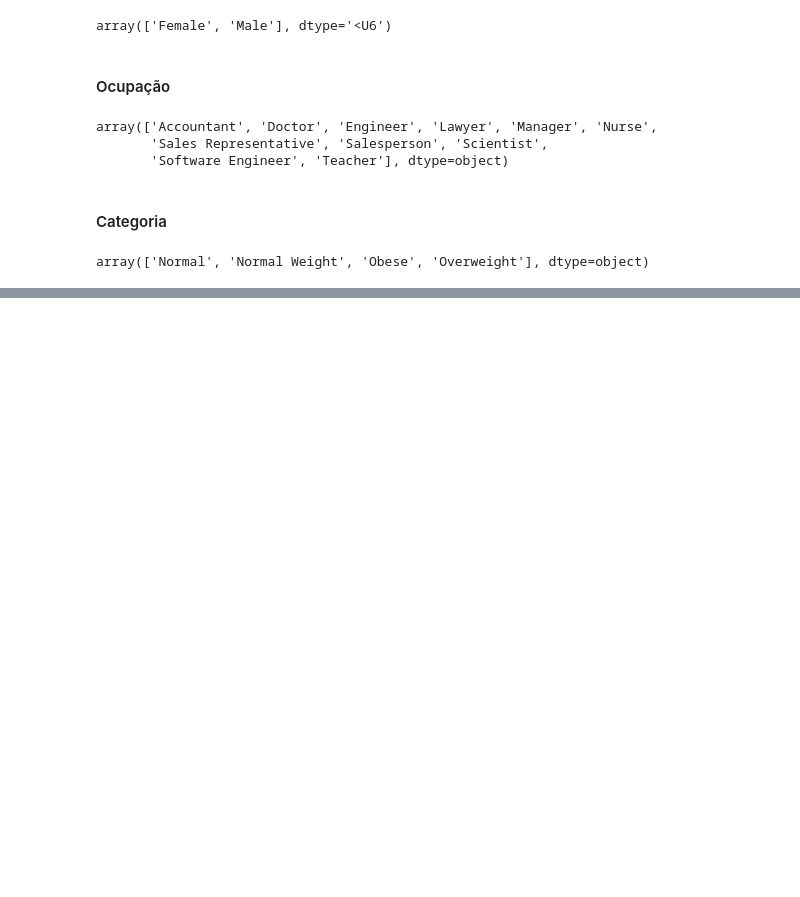
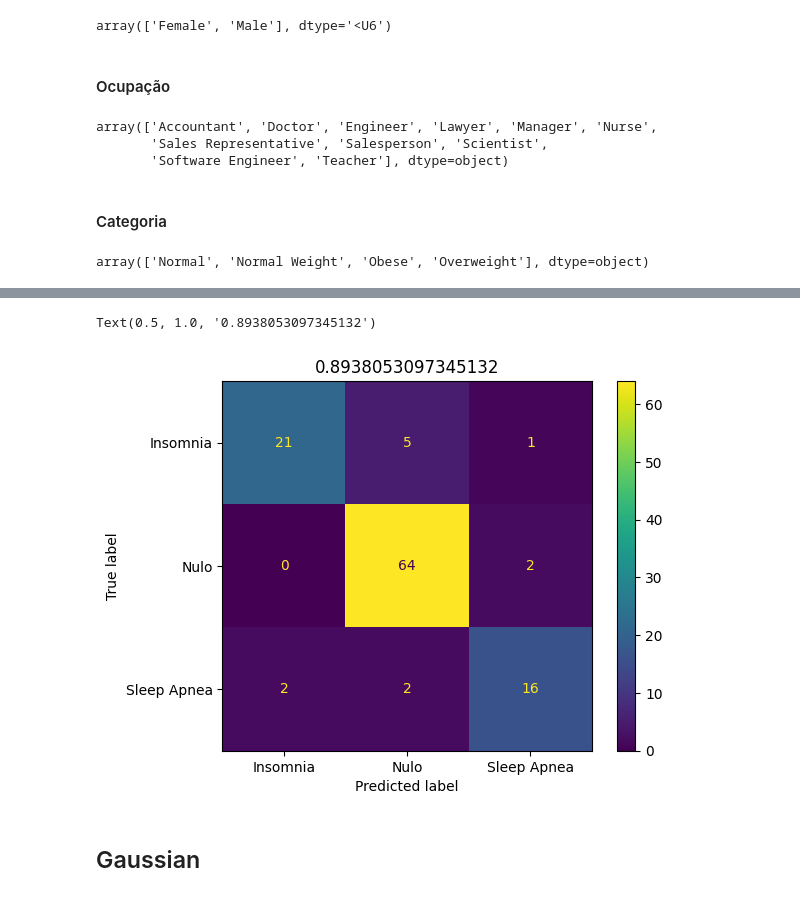
Before and after one commit to kaladabrio2020/Classfica-aoQualidadeDoSono, a Jupyter notebook: Analise.ipynb, the cells around one changed output, grey strips where cells are left out. Cells and saved outputs as stored; diff of their text form; code cells hidden in the pictures; blank space fills up the shorter version.

```diff
--- a/Analise.ipynb
+++ b/Analise.ipynb
@@ -248,0 +296,2 @@ array(['Normal', 'Normal Weight', 'Obese', 'Overweight'], dtype=object)
+# %%
+x_train , x_test , y_train , y_test = train_test_split(X,Y,test_size=0.3)
@@ -248,0 +300,4 @@ array(['Normal', 'Normal Weight', 'Obese', 'Overweight'], dtype=object)
+# %%
+RegressaoLogistica = LogisticRegression(solver='lbfgs',penalty='l2',multi_class='multinomial', max_iter=140)
+# %%
+fits = RegressaoLogistica.fit(x_train,y_train)
@@ -248,0 +312,13 @@ array(['Normal', 'Normal Weight', 'Obese', 'Overweight'], dtype=object)
+# %%
+y_predictRL = fits.predict(x_test)
+# %%
+ConfusionMatrixDisplay(
+    confusion_matrix(y_test,y_predictRL),
+    display_labels=classesDisturbios
+).plot()
+plt.title(f'{accuracy_score(y_test,y_predictRL)}')
+# %% [output]
+Text(0.5, 1.0, '0.8938053097345132')
+[figure, added]
+# %% [markdown]
+## Gaussian
```
Also changed, not shown: parts of 30 cells of this notebook.
